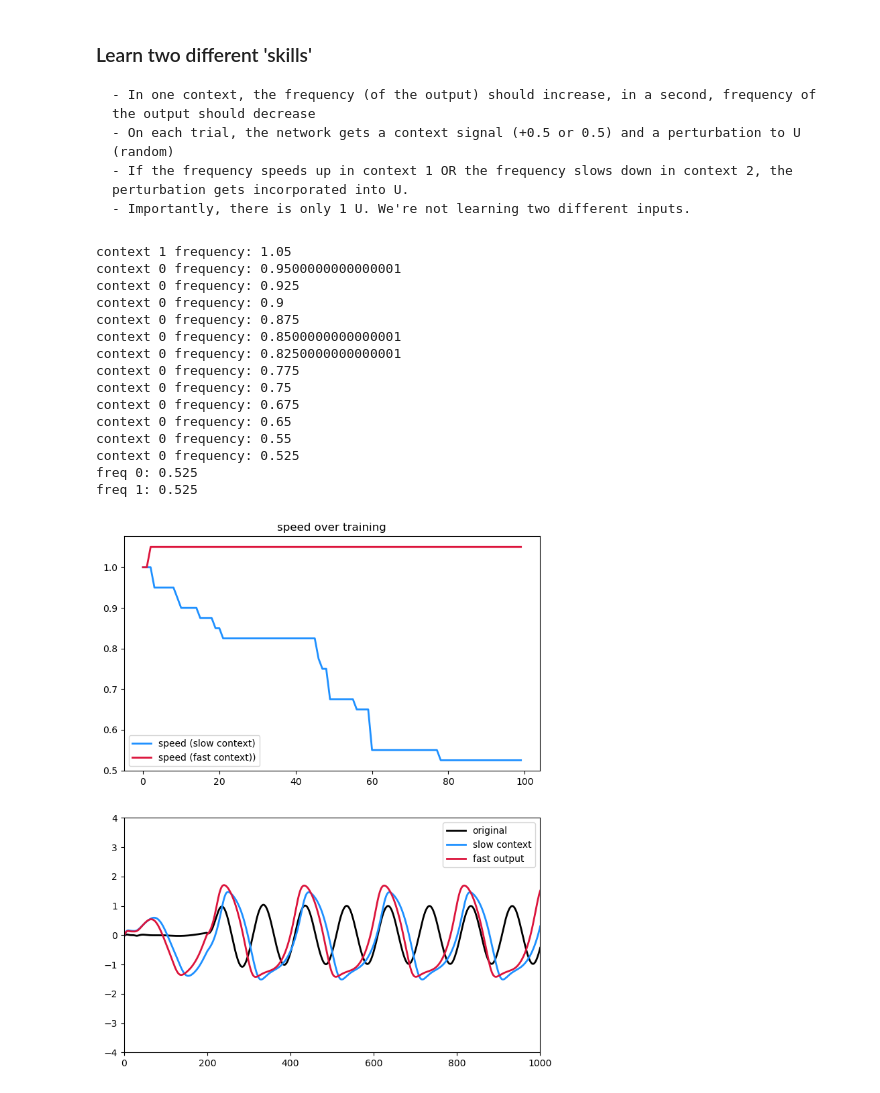
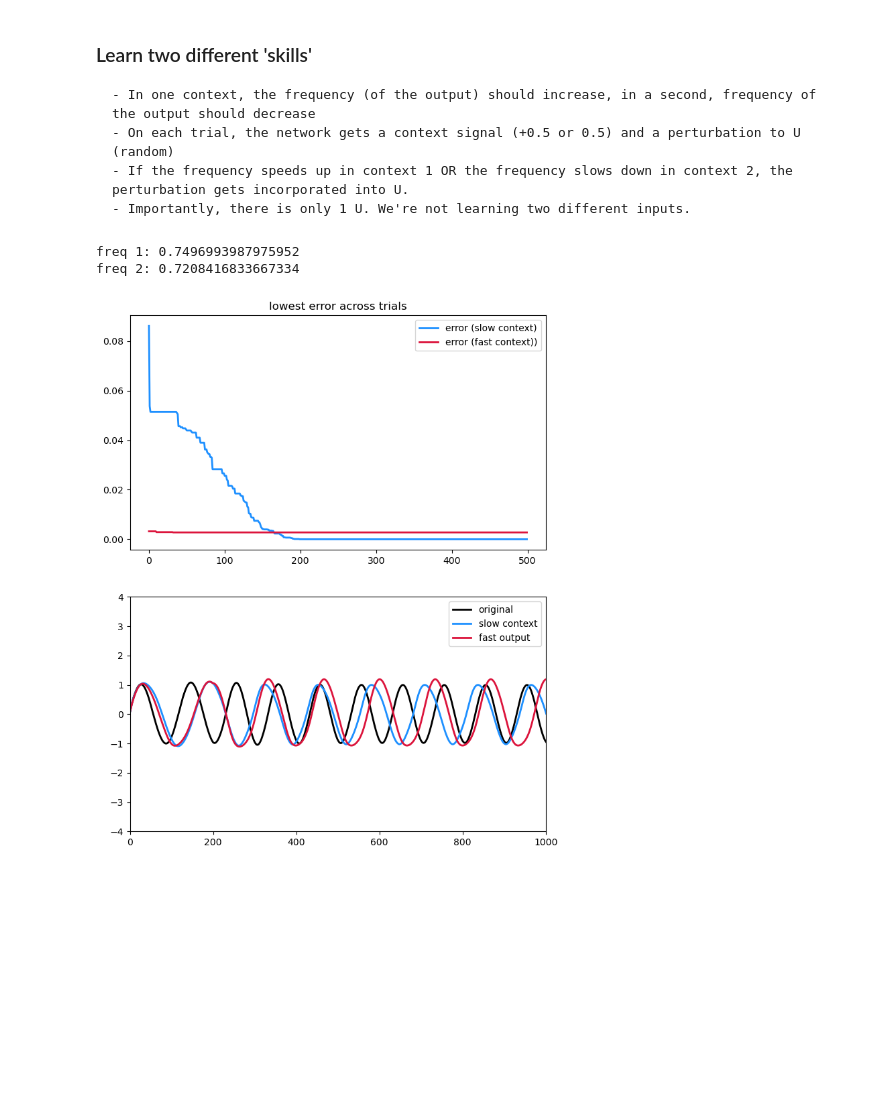
Before and after one commit to andrewZimnik/basal_ganglia, a Jupyter notebook: scripts/multiSpeedLearningModel.ipynb, the cells around one changed output. Saved outputs shown, nothing was run; the diff lists cells and outputs as text; code cells hidden in the pictures; blank space fills up the shorter version.

```diff
--- a/scripts/multiSpeedLearningModel.ipynb
+++ b/scripts/multiSpeedLearningModel.ipynb
@@ -1259,63 +1227,50 @@ def runDualLearningExperiment(IN,CTX=None,numTrials=10,alpha=1,pertMag=1e-3):
 # %%
 # run the learning experiment
 
-# make a longer input (will help with the frequency estimation
-longInput = np.ones((4000,1))
-longInput[:200,:] = 0
+# generate an input
+Input = np.ones((2000,1))
+Input[:200,:] = 0
 
 # run experiment
-U_l, bestSpeed= runDualLearningExperiment(longInput,numTrials=100,pertMag=5e-3)
+U_learn,allError,allAmp = runDuelLearning(Input,numTrials=500,alpha=1,pertMag=1e-3,ampChangeThreshold = 0.02,targetFreq = [0.75,1.1])
 
 # generate the speeds with the two contexts
-_,_,outO = returnRates(U,longInput,B,ctxMag=-0.5)
-_,_,out1 =  returnRates(U_l,longInput,B,ctxMag = -0.5)
-_,_,out2 =  returnRates(U_l,longInput,B,ctxMag = 0.5)
+_,_,_,outO = returnRates(U,Input,B,ctxMag=-0.5,xStart=xStart,rStart=rStart,zStart=zStart)
+_,_,_,out1 =  returnRates(U_learn,Input,B,ctxMag = -1,xStart=xStart,rStart=rStart,zStart=zStart)
+_,_,_,out2 =  returnRates(U_learn,Input,B,ctxMag = 1,xStart=xStart,rStart=rStart,zStart=zStart)
 
 # calculate final speeds
-freq0 = returnPeakFreq(out1[:,0],0.01)
-freq1 = returnPeakFreq(out2[:,0],0.01)
+freq1 = returnPeakFreq(out1[:,0],minFreq = 0.7, maxFreq = 1.5,numFreqs=500)
+freq2 = returnPeakFreq(out2[:,0],minFreq = 0.7, maxFreq = 1.5,numFreqs=500)
 
-print('freq 0: ' + str(freq0))
 print('freq 1: ' + str(freq1))
+print('freq 2: ' + str(freq2))
 
 
 ## plot results ##
 # plot best speed
 plt.figure(figsize=(8,10))
 plt.subplot(2,1,1);
-plt.plot(bestSpeed[:,0],'dodgerblue',linewidth=2,label='speed (slow context)')
-plt.plot(bestSpeed[:,1],'crimson',linewidth=2,label='speed (fast context))');
-plt.title('speed over training')
+plt.plot(allError[:,0],'dodgerblue',linewidth=2,label='error (slow context)')
+plt.plot(allError[:,1],'crimson',linewidth=2,label='error (fast context))');
+plt.title('lowest error across trials')
 plt.legend()
 
 # plot output
 plt.subplot(2,1,2)
 
 # plot original
 plt.plot(outO[:,0],'k',linewidth=2,label='original')
 
 # plot slow context output
 plt.plot(out1[:,0],'dodgerblue',linewidth=2,label='slow context')
 
 # plot fast context output
 plt.plot(out2[:,0],'crimson',linewidth=2,label='fast output')
 plt.ylim([-4,4]);
 plt.xlim([0,1000]);
 plt.legend();
 # %% [output]
-context 1 frequency: 1.05
-context 0 frequency: 0.9500000000000001
-context 0 frequency: 0.925
-context 0 frequency: 0.9
-context 0 frequency: 0.875
-context 0 frequency: 0.8500000000000001
-context 0 frequency: 0.8250000000000001
-context 0 frequency: 0.775
-context 0 frequency: 0.75
-context 0 frequency: 0.675
-context 0 frequency: 0.65
-context 0 frequency: 0.55
-context 0 frequency: 0.525
-freq 0: 0.525
-freq 1: 0.525
+freq 1: 0.7496993987975952
+freq 2: 0.7208416833667334
-[figure, old version]
+[figure, new version]
```
Also changed, not shown: parts of 12 cells of this notebook.
